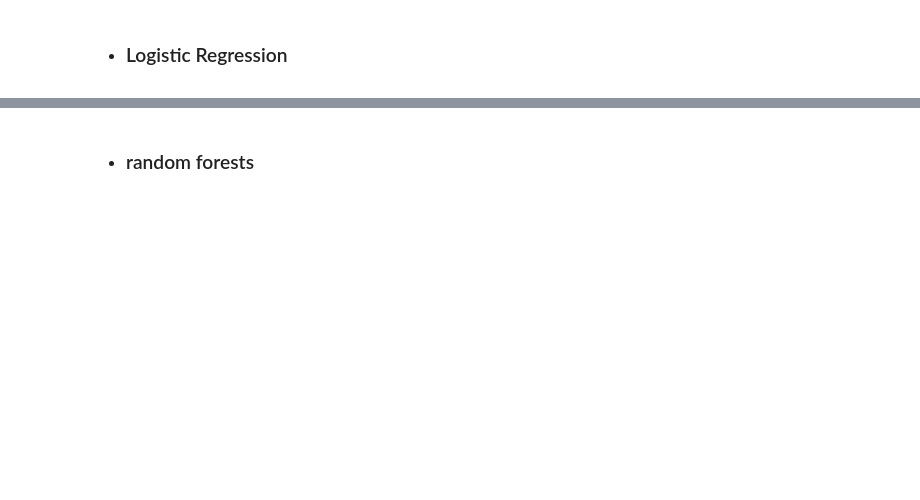
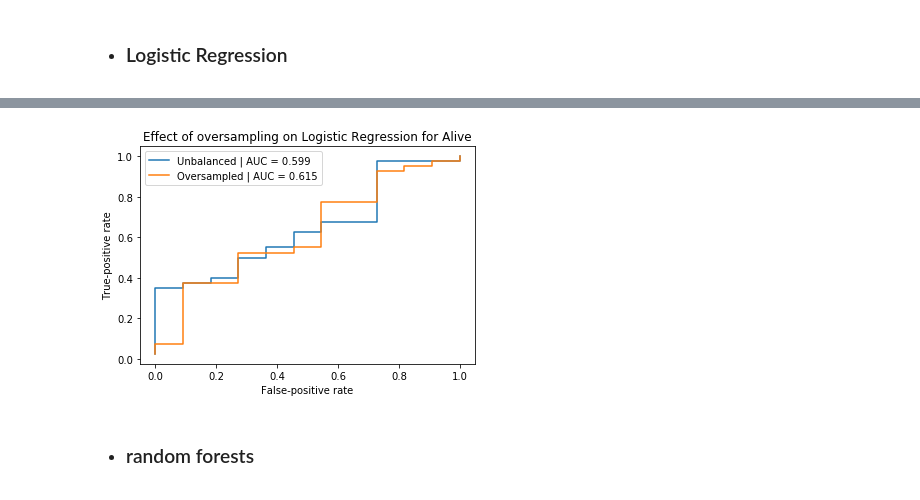
Before and after one commit to JCardenasRdz/Insights-into-the-I-SPY-clinical-trial, a Jupyter notebook: 3-Predictive_stats-2.ipynb, the cells around one changed output, grey strips where cells are left out. Saved outputs shown, nothing was run; the diff lists cells and outputs as text; code cells hidden in the pictures; blank space fills up the shorter version.

Commit message:
up to alive

```diff
--- a/3-Predictive_stats-2.ipynb
+++ b/3-Predictive_stats-2.ipynb
@@ -177,10 +198,7 @@ plt.savefig('Sample_Size_Alive.png')
 - ### Logistic Regression
 # %%
 # standard
-auc1, kappa1, fpr1, tpr1 = Logistic_Regression(X, y)
+auc1, kappa1, fpr1, tpr1 = predictive_statistics.Logistic_Regression(X, y)
 
 # unbalanced learning
-auc2, kappa2, fpr2, tpr2 = Logistic_Regression(X, y, oversample=True, K_neighbors = 3)
-
-title ='Effect of oversampling on Logistic Regression for Alive'
-plot_compare_roc(fpr1, tpr1,fpr2, tpr2, auc1, auc2, title = title)
+auc2, kappa2, fpr2, tpr2 = predictive_statistics.Logistic_Regression(X, y, oversample=True, K_neighbors = 4)
@@ -187,3 +223,9 @@ plot_compare_roc(fpr1, tpr1,fpr2, tpr2, auc1, auc2, title = title)
+# %%
+title ='Effect of oversampling on Logistic Regression for Alive'
+predictive_statistics.plot_compare_roc(fpr1, tpr1,fpr2, tpr2, auc1, auc2, title = title)
+plt.savefig('Alive_Logistic.png')
+# %% [output]
+[figure, added]
 # %% [markdown]
 - ### random forests
 # %%
```
Also changed, not shown: parts of 5 cells of this notebook, 6 other files.
